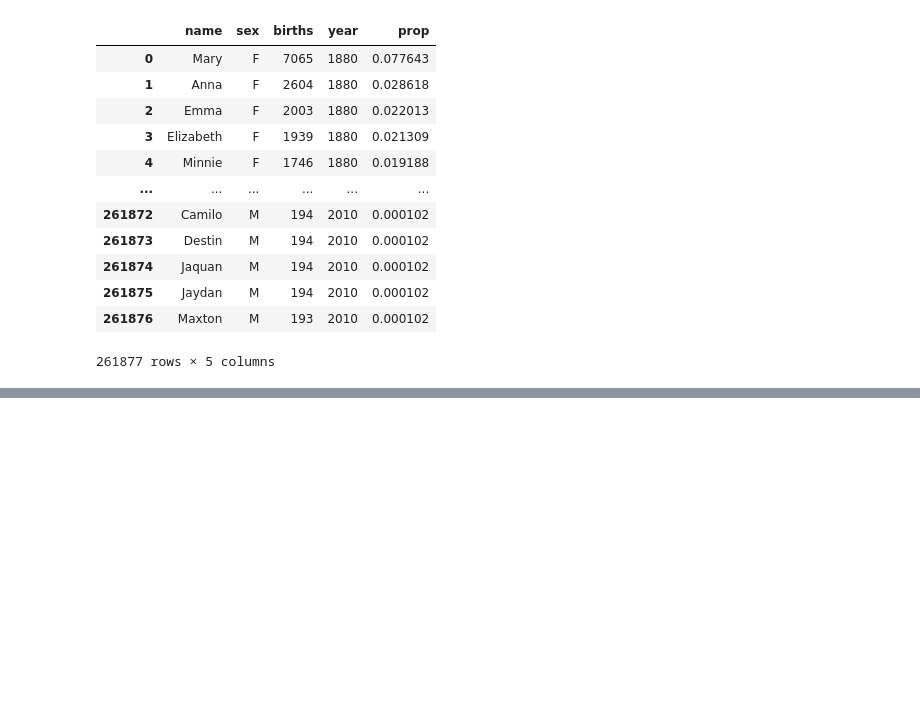
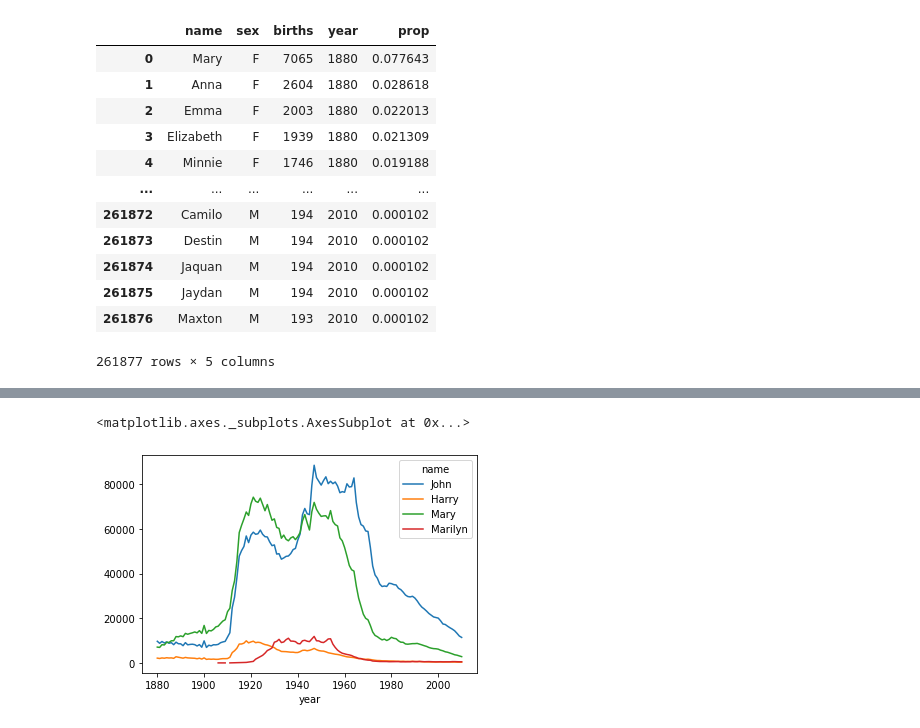
Before and after one commit to ikeven94/py_repo, a Jupyter notebook: Pandas_Numpy/Pandas_pivot_table.ipynb, the cells around one changed output, grey strips where cells are left out. Saved outputs shown, nothing was run; the diff lists cells and outputs as text; code cells hidden in the pictures; blank space fills up the shorter version.

Commit message:
pandas pivot tabling

```diff
--- a/Pandas_Numpy/Pandas_pivot_table.ipynb
+++ b/Pandas_Numpy/Pandas_pivot_table.ipynb
@@ -254,0 +266,2 @@ top1000
+# %%
+total_births = top1000.pivot_table('births',index = 'year',columns='name',aggfunc=sum)
@@ -254,0 +330,7 @@ top1000
+# %%
+subset = total_births[['John','Harry','Mary','Marilyn']]
+# %%
+subset.plot()
+# %% [output]
+<matplotlib.axes._subplots.AxesSubplot at 0x...>
+[figure, added]
```
Also changed, not shown: parts of 12 cells of this notebook.
